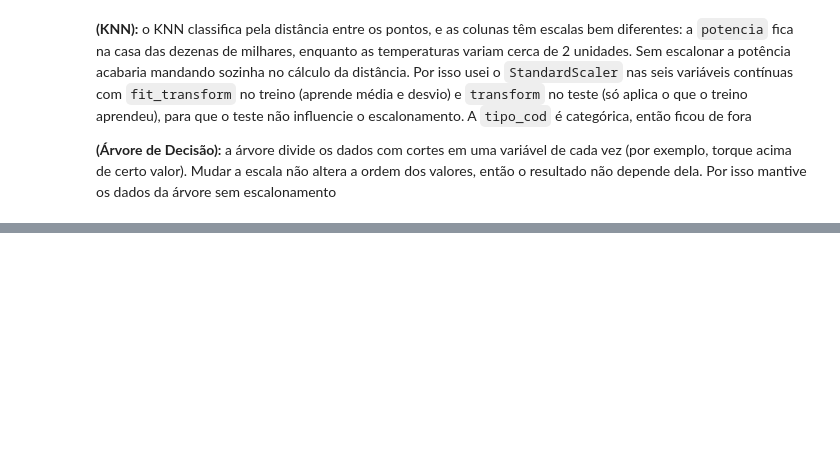
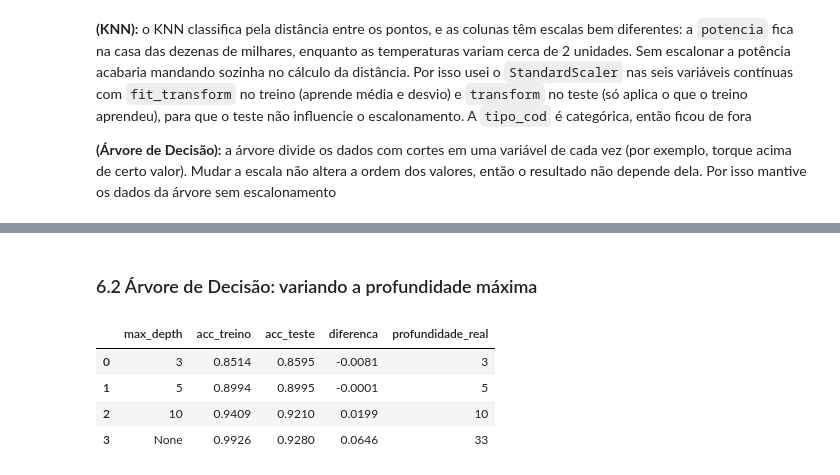
Before and after one commit to arthursphilippi-coder/manutencao-preditiva-ml, a Jupyter notebook: projeto_manutencao_preditiva.ipynb, the cells around one changed output, grey strips where cells are left out. Cells and saved outputs as stored; diff of their text form; code cells hidden in the pictures; blank space fills up the shorter version.

```diff
--- a/projeto_manutencao_preditiva.ipynb
+++ b/projeto_manutencao_preditiva.ipynb
@@ -505,0 +538,29 @@ std        0.68                     0.96      0.66
+# %% [markdown]
+### 6.2 Árvore de Decisão: variando a profundidade máxima
+# %%
+from sklearn.tree import DecisionTreeClassifier
+
+profundidades = [3, 5, 10, None]
+resultados_arvore = []
+
+for d in profundidades:
+    modelo = DecisionTreeClassifier(max_depth=d, random_state=42)
+    modelo.fit(X_train_arvore, y_train_smo)
+    acc_treino = accuracy_score(y_train_smo, modelo.predict(X_train_arvore))
+    acc_teste = accuracy_score(y_test, modelo.predict(X_test_arvore))
+    resultados_arvore.append({
+        "max_depth": str(d),
+        "acc_treino": acc_treino,
+        "acc_teste": acc_teste,
+        "diferenca": acc_treino - acc_teste,
+        "profundidade_real": modelo.get_depth(),
+    })
+
+tabela_arvore = pd.DataFrame(resultados_arvore).round(4)
+tabela_arvore
+# %% [output]
+|  | max_depth | acc_treino | acc_teste | diferenca | profundidade_real |
+| 0 | 3 | 0.8514 | 0.8595 | -0.0081 | 3 |
+| 1 | 5 | 0.8994 | 0.8995 | -0.0001 | 5 |
+| 2 | 10 | 0.9409 | 0.9210 | 0.0199 | 10 |
+| 3 | None | 0.9926 | 0.9280 | 0.0646 | 33 |
```
Also changed, not shown: parts of 5 cells of this notebook.
